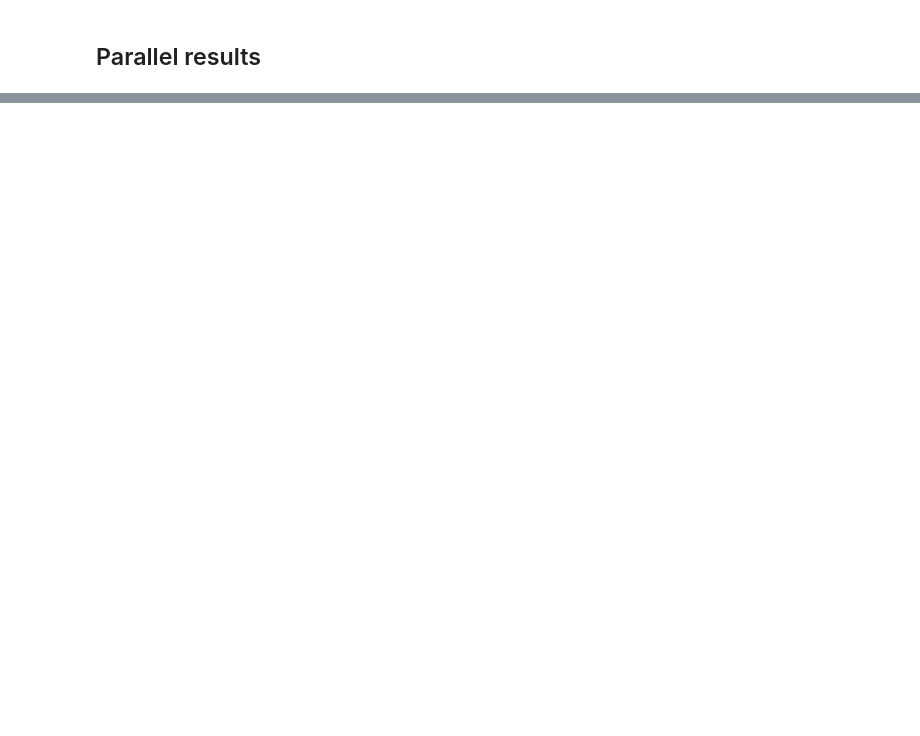
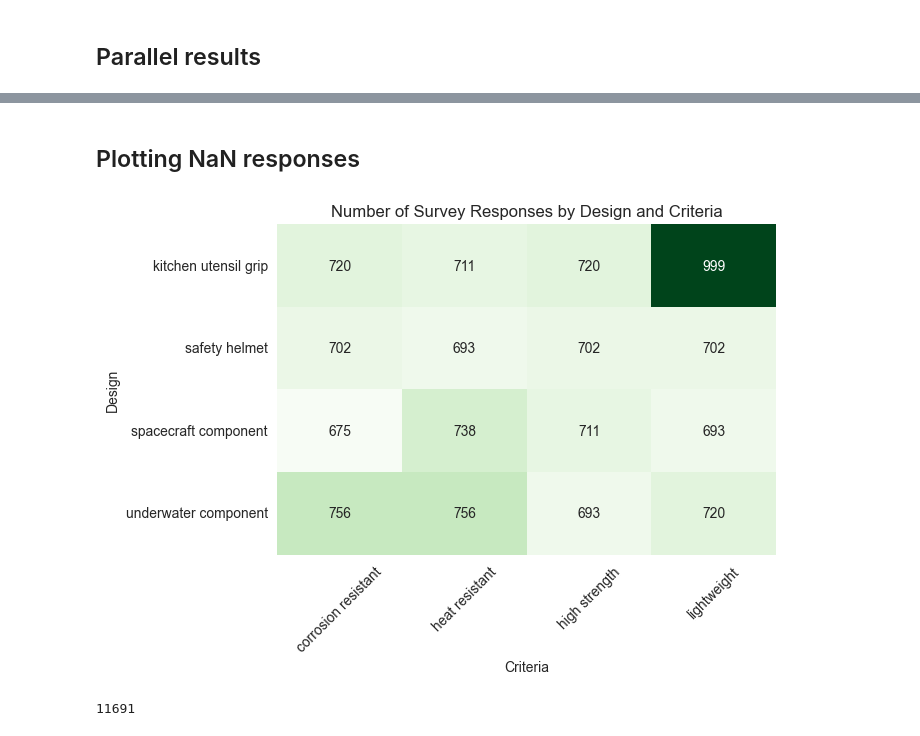
Before and after one commit to grndnl/llm_material_selection_jcise, a Jupyter notebook: evaluation/aggregate_results.ipynb, the cells around one changed output, grey strips where cells are left out. Cells and saved outputs as stored; diff of their text form; code cells hidden in the pictures; blank space fills up the shorter version.

```diff
--- a/evaluation/aggregate_results.ipynb
+++ b/evaluation/aggregate_results.ipynb
@@ -110,0 +113,37 @@ plt.show()
+# %% [markdown]
+## Plotting NaN responses
+# %%
+# Load the CSV file
+file_path = '../data/survey_responses_mapped.csv'
+data = pd.read_csv(file_path)
+
+# Removing rows where 'response' column has NaN values before grouping
+cleaned_data = data.dropna(subset=['response'])
+
+# Grouping the cleaned data by 'design' and 'criteria', and counting the number of responses in each group
+grouped_cleaned_data = cleaned_data.groupby(['design', 'criteria']).size().reset_index(name='counts')
+
+# Creating a pivot table for better visualization
+pivot_table_cleaned = grouped_cleaned_data.pivot(index="design", columns="criteria", values="counts")
+
+# Plotting
+plt.figure(figsize=(7, 5))
+sns.heatmap(pivot_table_cleaned, annot=True, cmap="Greens", fmt="d", cbar=False)
+plt.title('Number of Survey Responses by Design and Criteria')
+plt.ylabel('Design')
+plt.xlabel('Criteria')
+plt.xticks(rotation=45)
+plt.yticks(rotation=0)
+plt.tight_layout()
+
+
+plt.savefig('responses_by_design_and_criteria_excluding_nan.pdf')
+
+plt.show()
+# %% [output]
+[figure, added]
+# %%
+# sum counts
+pivot_table_cleaned.sum().sum()
+# %% [output]
+11691
```
Also changed, not shown: parts of 4 cells of this notebook, 3 other files.
